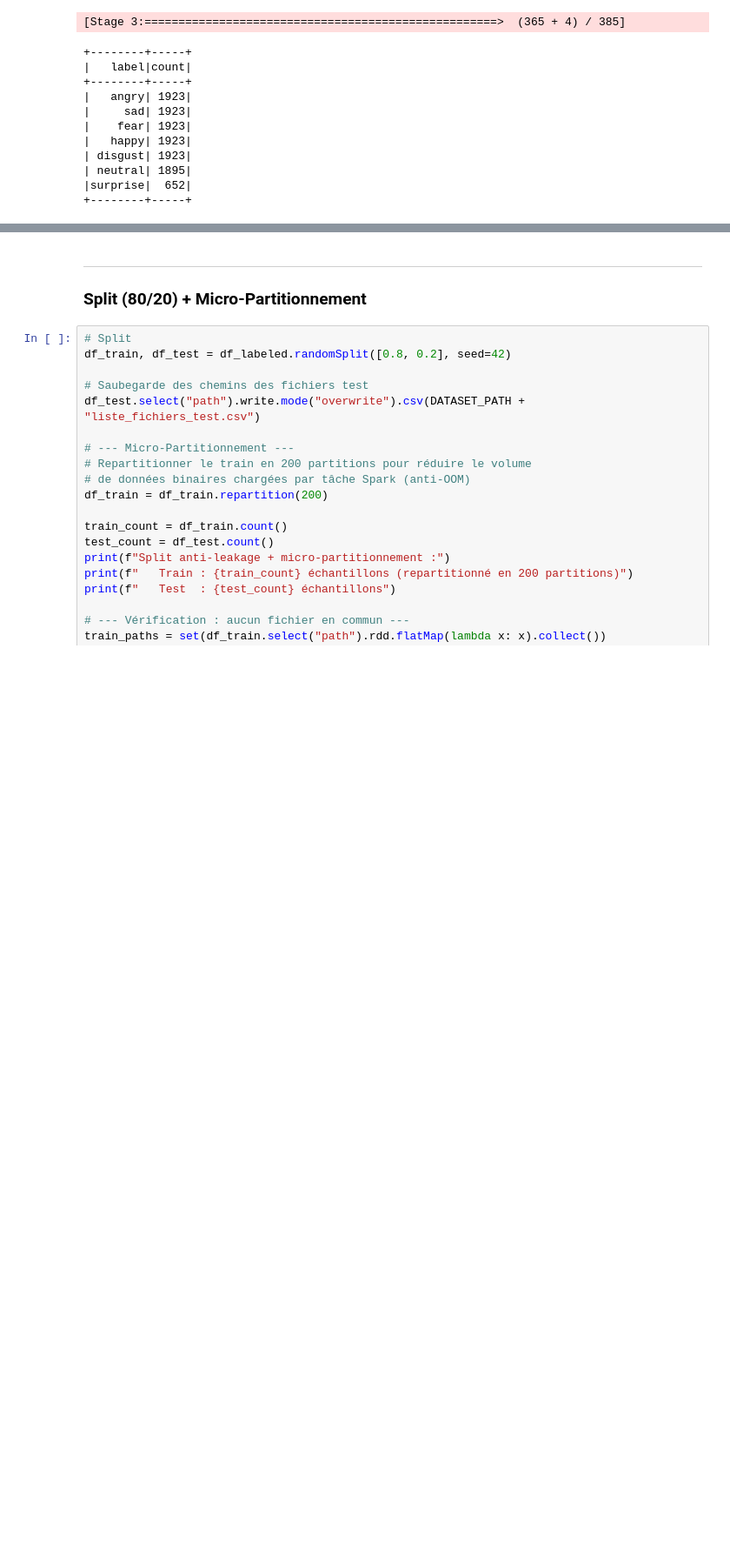
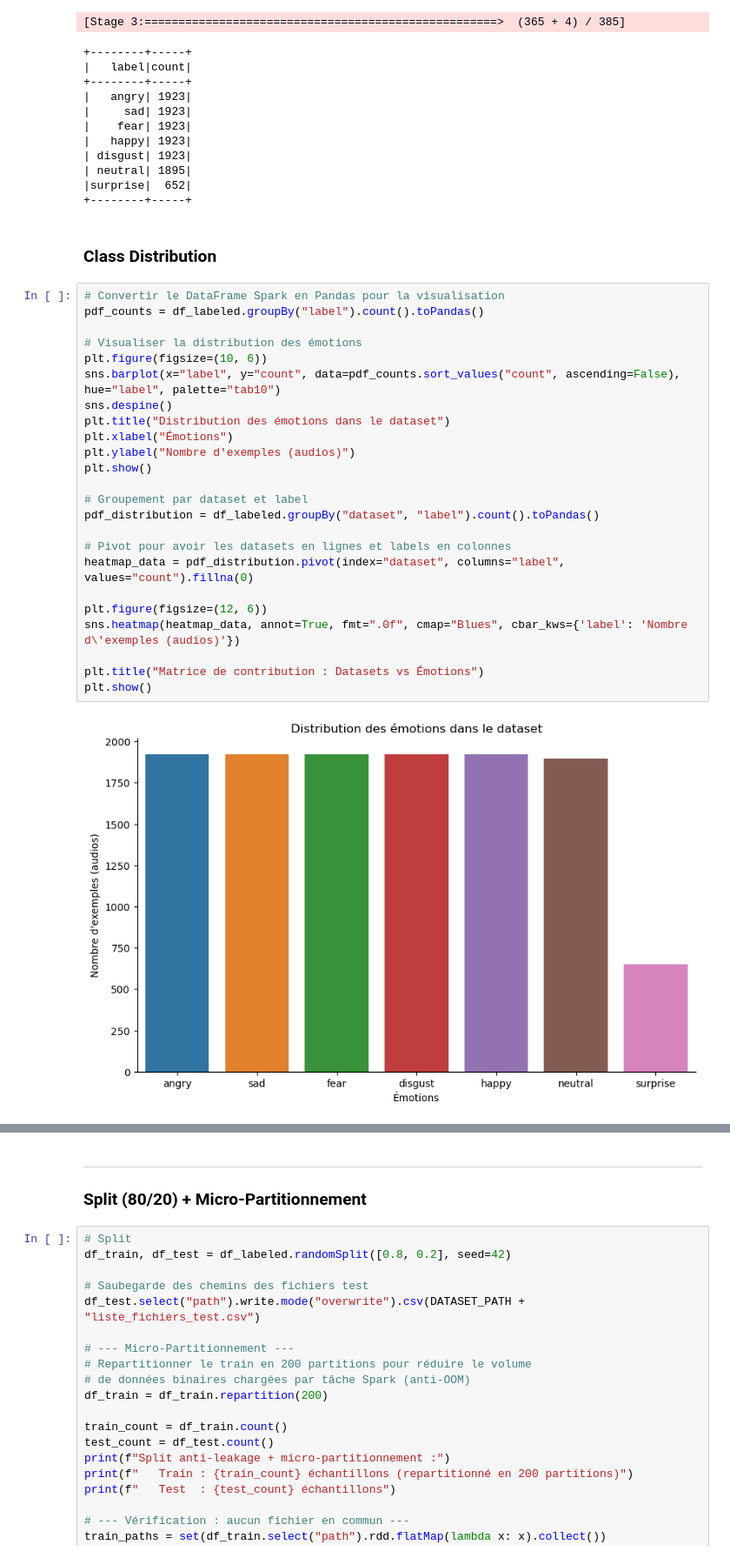
Before and after one commit to AhRoleo/speech_emotion_recognition_project, a Jupyter notebook: pyspark_ser_pipeline1.ipynb, the cells around one changed output, grey strips where cells are left out. Shown at 87% size. Drawn from its saved outputs; the diff is of its cells as text; blank space fills up the shorter version.

Commit message:
[ADD, MOD] Class distribution, working directories

```diff
--- a/pyspark_ser_pipeline1.ipynb
+++ b/pyspark_ser_pipeline1.ipynb
@@ -139,3 +140,31 @@ df_labeled.groupBy("label").count().orderBy("count", ascending=False).show()
 | neutral| 1895|
 |surprise|  652|
 +--------+-----+
+# %% [markdown]
+### Class Distribution
+# %%
+# Convertir le DataFrame Spark en Pandas pour la visualisation
+pdf_counts = df_labeled.groupBy("label").count().toPandas()
+
+# Visualiser la distribution des émotions
+plt.figure(figsize=(10, 6))
+sns.barplot(x="label", y="count", data=pdf_counts.sort_values("count", ascending=False), hue="label", palette="tab10")
+sns.despine()
+plt.title("Distribution des émotions dans le dataset")
+plt.xlabel("Émotions")
+plt.ylabel("Nombre d'exemples (audios)")
+plt.show()
+
+# Groupement par dataset et label
+pdf_distribution = df_labeled.groupBy("dataset", "label").count().toPandas()
+
+# Pivot pour avoir les datasets en lignes et labels en colonnes
+heatmap_data = pdf_distribution.pivot(index="dataset", columns="label", values="count").fillna(0)
+
+plt.figure(figsize=(12, 6))
+sns.heatmap(heatmap_data, annot=True, fmt=".0f", cmap="Blues", cbar_kws={'label': 'Nombre d\'exemples (audios)'})
+
+plt.title("Matrice de contribution : Datasets vs Émotions")
+plt.show()
+# %% [output]
+[figure, added]
```
Also changed, not shown: parts of 3 cells of this notebook, 1 other file.
